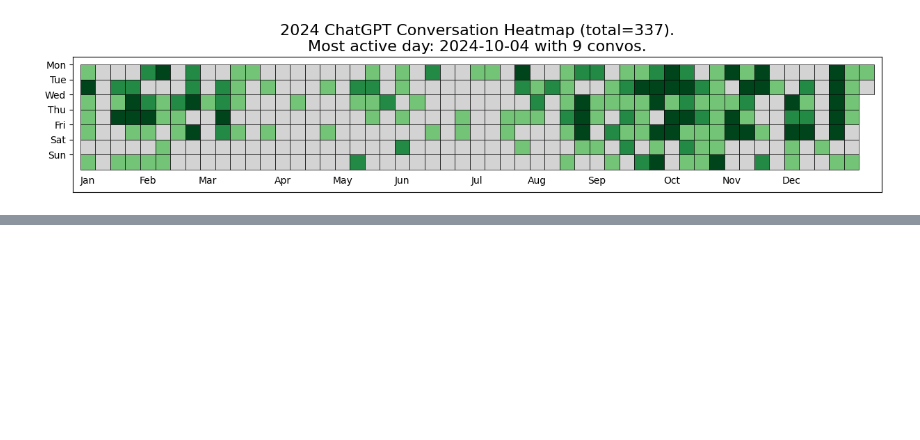
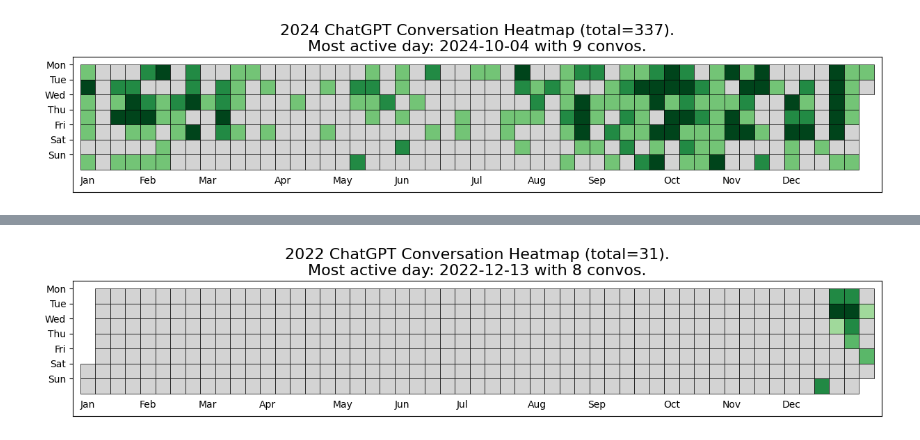
Before and after one commit to mayanksingh09/aie-book, a Jupyter notebook: scripts/ai-heatmap.ipynb, the cells around one changed output, grey strips where cells are left out. Cells and saved outputs as stored; diff of their text form; code cells hidden in the pictures; blank space fills up the shorter version.

```diff
--- a/scripts/ai-heatmap.ipynb
+++ b/scripts/ai-heatmap.ipynb
@@ -104,0 +109,4 @@ create_year_heatmap(convo_times, 2024)
+# %%
+create_year_heatmap(convo_times, 2022)
+# %% [output]
+[figure, added]
```
Also changed, not shown: parts of 1 cell of this notebook.
